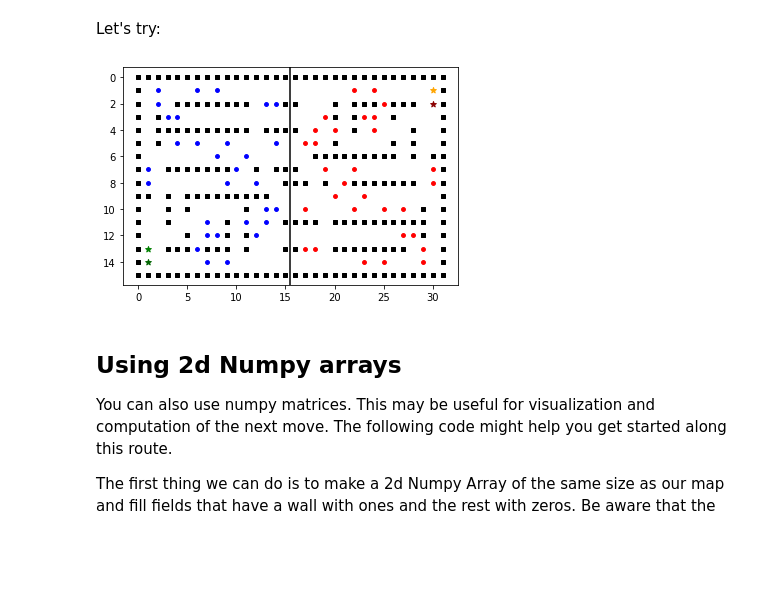
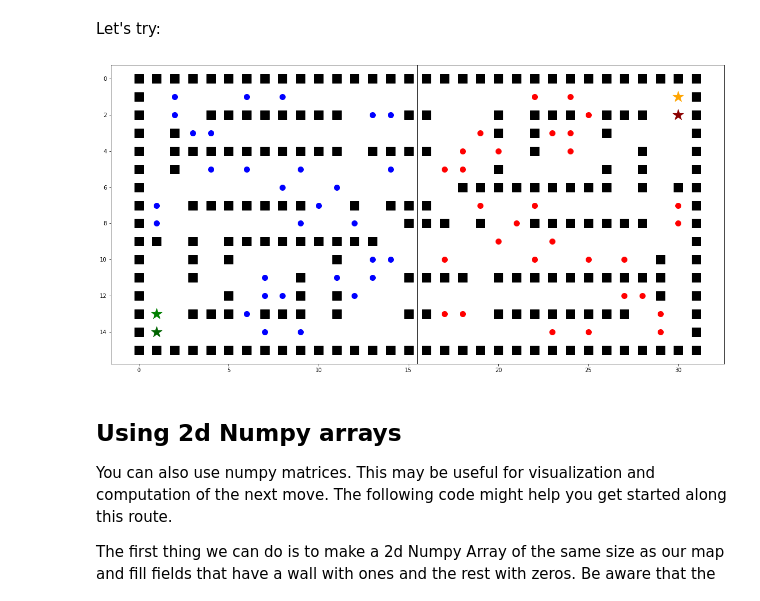
Before and after one commit to ASPP/pelita, a Jupyter notebook: template/notebooks/nb1_matplotlib_and_numpy.ipynb, the cells around one changed output. Cells and saved outputs as stored; diff of their text form; code cells hidden in the pictures; blank space fills up the shorter version.

Commit message:
made plots larger

```diff
--- a/template/notebooks/nb1_matplotlib_and_numpy.ipynb
+++ b/template/notebooks/nb1_matplotlib_and_numpy.ipynb
@@ -68,13 +68,13 @@ def draw_game_elements(bot, ax):
 
     # Then we call the draw_coords function for each type of element we want to draw.
     # Each can be customized with whichever color, shape and size you want.
-    ax = draw_coords(bot.position, ax, {"c": col_home_b1, "marker": "*"})
-    ax = draw_coords(bot.walls, ax, {"c": "black", "marker": "s", "s": 20})
-    ax = draw_coords(bot.other.position, ax, {"c": col_home_b2, "marker": "*"})
-    ax = draw_coords(bot.food, ax, {"c": col_home_food, "s": 15})
-    ax = draw_coords(bot.enemy[0].food, ax, {"c": col_enemy_food, "s": 15})
-    ax = draw_coords(bot.enemy[0].position, ax, {"c": col_enemy_b1, "marker": "*"})
-    ax = draw_coords(bot.enemy[1].position, ax, {"c": col_enemy_b2, "marker": "*"})
+    ax = draw_coords(bot.position, ax, {"c": col_home_b1, "marker": "*", "s": 400})
+    ax = draw_coords(bot.walls, ax, {"c": "black", "marker": "s", "s": 250})
+    ax = draw_coords(bot.other.position, ax, {"c": col_home_b2, "marker": "*", "s": 400})
+    ax = draw_coords(bot.food, ax, {"c": col_home_food, "s": 100})
+    ax = draw_coords(bot.enemy[0].food, ax, {"c": col_enemy_food, "s": 100})
+    ax = draw_coords(bot.enemy[0].position, ax, {"c": col_enemy_b1, "marker": "*", "s": 400})
+    ax = draw_coords(bot.enemy[1].position, ax, {"c": col_enemy_b2, "marker": "*", "s": 400})
     ax.axvline(np.sum(ax.get_xlim()) / 2, c="black")
     # This is to get the coordinate system to have it's origin in the top left
     yd, yu = ax.get_ylim()
@@ -84,10 +84,10 @@ def draw_game_elements(bot, ax):
 # %% [markdown]
 Let's try:
 # %%
-fig, ax = plt.subplots()
+fig, ax = plt.subplots(figsize=(20,10))
 ax = draw_game_elements(bot, ax)
 # %% [output]
-[figure, old version]
+[figure, new version]
 # %% [markdown]
 ## Using 2d Numpy arrays
 You can also use numpy matrices. This may be useful for visualization and computation of the next move. The following code might help you get started along this route.
```
Also changed, not shown: parts of 4 cells of this notebook, 1 other file.
